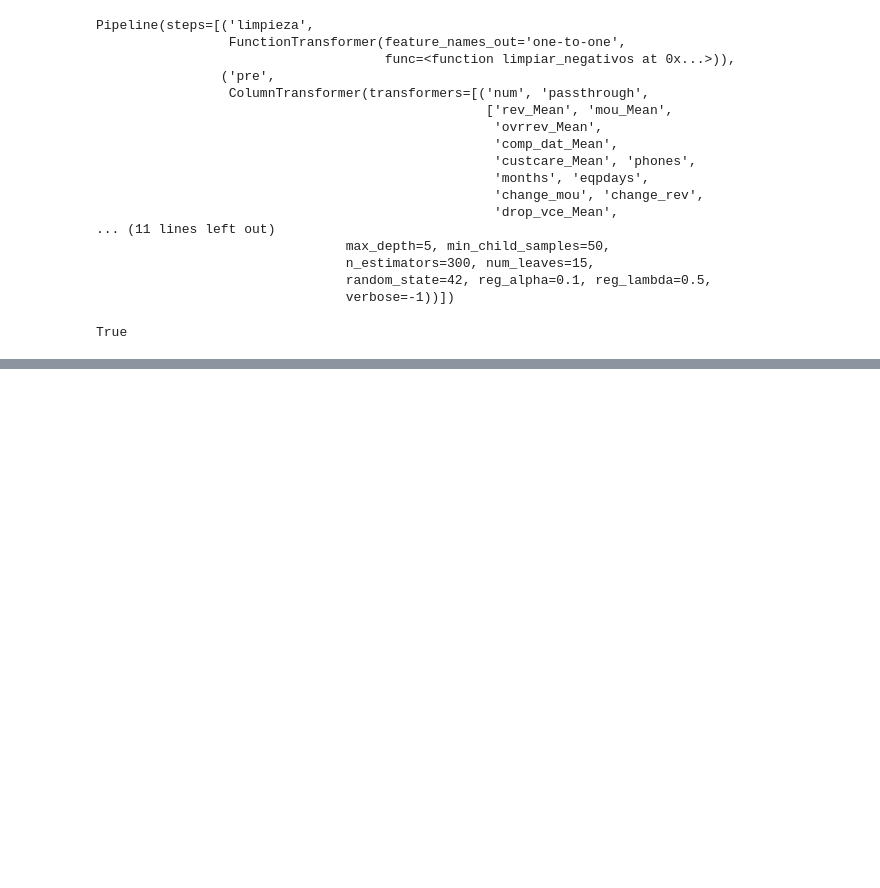
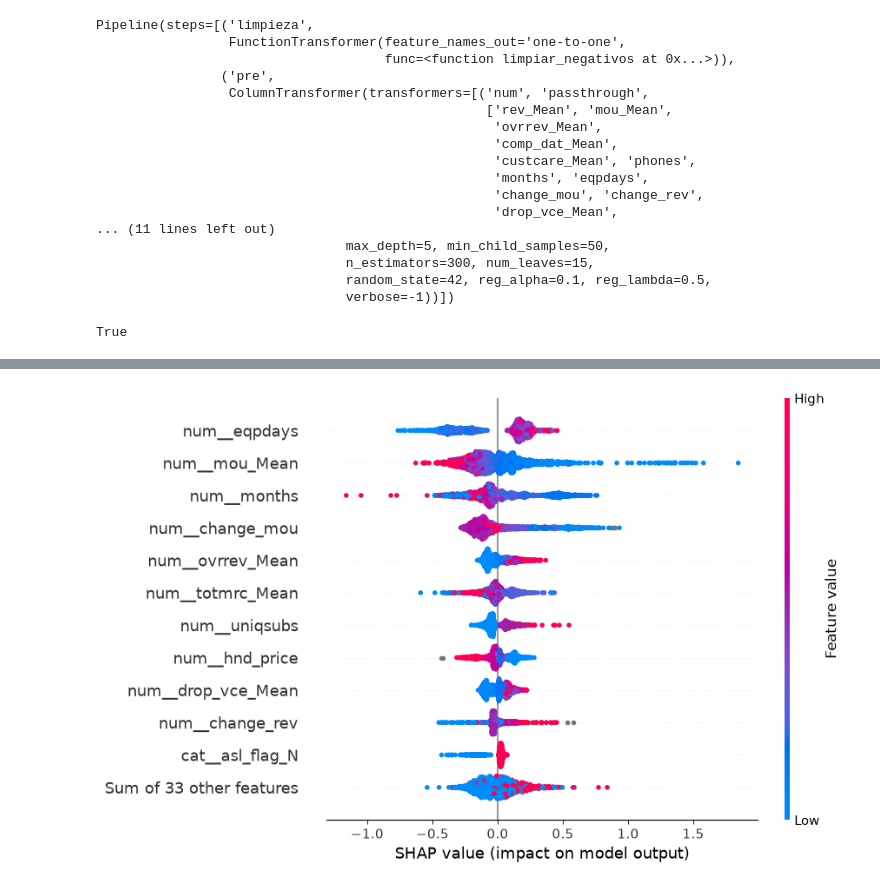
Before and after one commit to DpalaciosR20/churn-sdg, a Jupyter notebook: notebooks/05_explicabilidad.ipynb, the cells around one changed output, grey strips where cells are left out. Cells and saved outputs as stored; diff of their text form; code cells hidden in the pictures; blank space fills up the shorter version.

```diff
--- a/notebooks/05_explicabilidad.ipynb
+++ b/notebooks/05_explicabilidad.ipynb
@@ -104,0 +110,6 @@ True
+# %%
+shap.plots.beeswarm(valores, max_display=12)      # global + dirección
+# shap.plots.scatter(valores[:, "num__months"])     # forma de una variable
+# shap.plots.waterfall(valores[0])                  # local: un cliente
+# %% [output]
+[figure, added]
```
Also changed, not shown: parts of 8 cells of this notebook.
